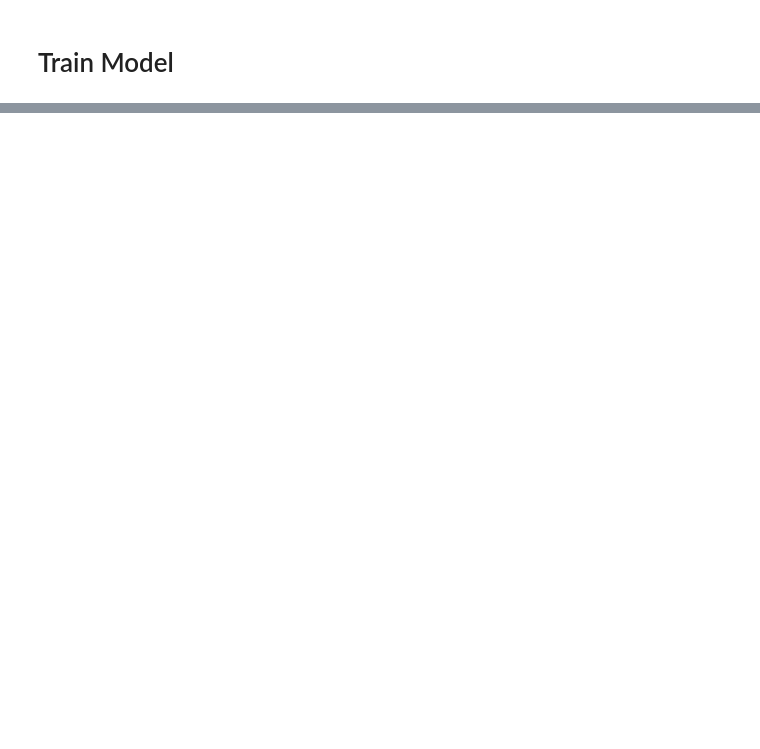
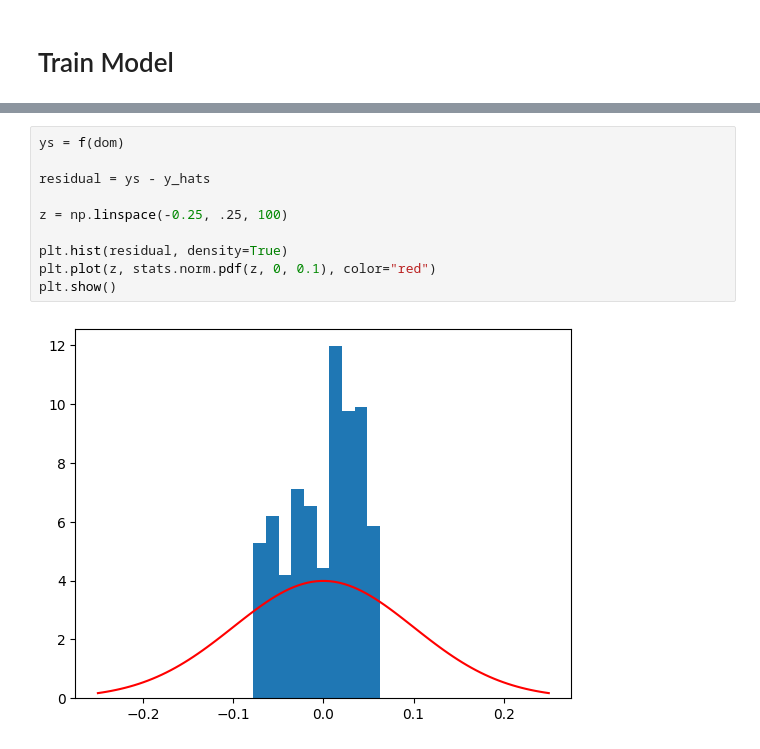
Before and after one commit to bryceadam1/math-522-project, a Jupyter notebook: Bryce/project.ipynb, the cells around one changed output, grey strips where cells are left out. Cells and saved outputs as stored; diff of their text form; blank space fills up the shorter version.

```diff
--- a/Bryce/project.ipynb
+++ b/Bryce/project.ipynb
@@ -51,0 +102,12 @@ fhat = NNModel(1, 10000, 1)
+# %%
+ys = f(dom)
+
+residual = ys - y_hats
+
+z = np.linspace(-0.25, .25, 100)
+
+plt.hist(residual, density=True)
+plt.plot(z, stats.norm.pdf(z, 0, 0.1), color="red")
+plt.show()
+# %% [output]
+[figure, added]
```
Also changed, not shown: parts of 6 cells of this notebook, 1 other file.
